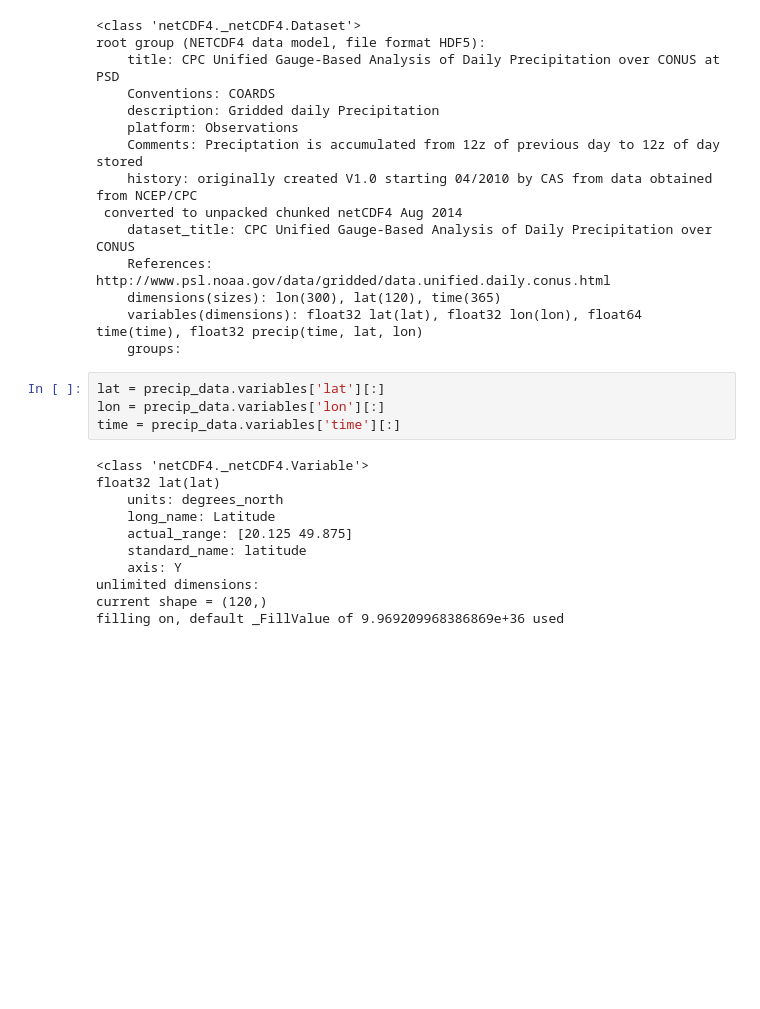
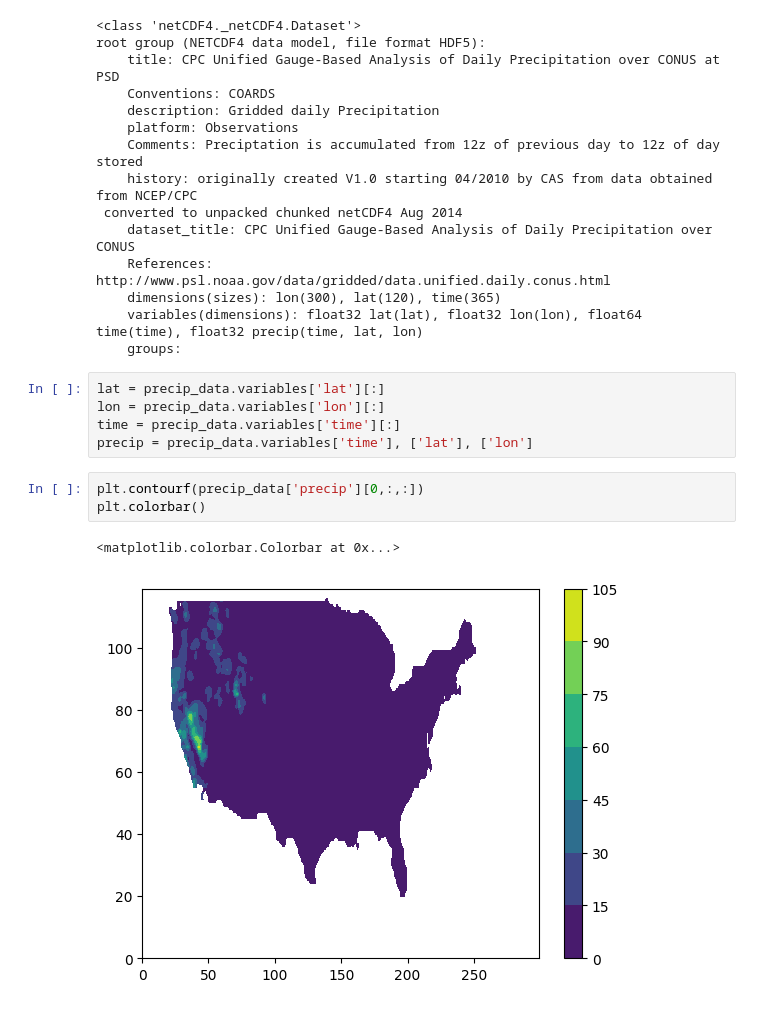
Before and after one commit to Kduff2/LandslideProject, a Jupyter notebook: term_paper.ipynb, the cells around one changed output. Drawn from its saved outputs; the diff is of its cells as text; blank space fills up the shorter version.

```diff
--- a/term_paper.ipynb
+++ b/term_paper.ipynb
@@ -163,14 +163,10 @@ root group (NETCDF4 data model, file format HDF5):
 lat = precip_data.variables['lat'][:]
 lon = precip_data.variables['lon'][:]
 time = precip_data.variables['time'][:]
+precip = precip_data.variables['time'], ['lat'], ['lon']
-# %% [output]
-<class 'netCDF4._netCDF4.Variable'>
-float32 lat(lat)
-    units: degrees_north
-    long_name: Latitude
-    actual_range: [20.125 49.875]
-    standard_name: latitude
-    axis: Y
-unlimited dimensions:
-current shape = (120,)
-filling on, default _FillValue of 9.969209968386869e+36 used
+# %%
+plt.contourf(precip_data['precip'][0,:,:])
+plt.colorbar()
+# %% [output]
+<matplotlib.colorbar.Colorbar at 0x...>
+[figure, added]
```
